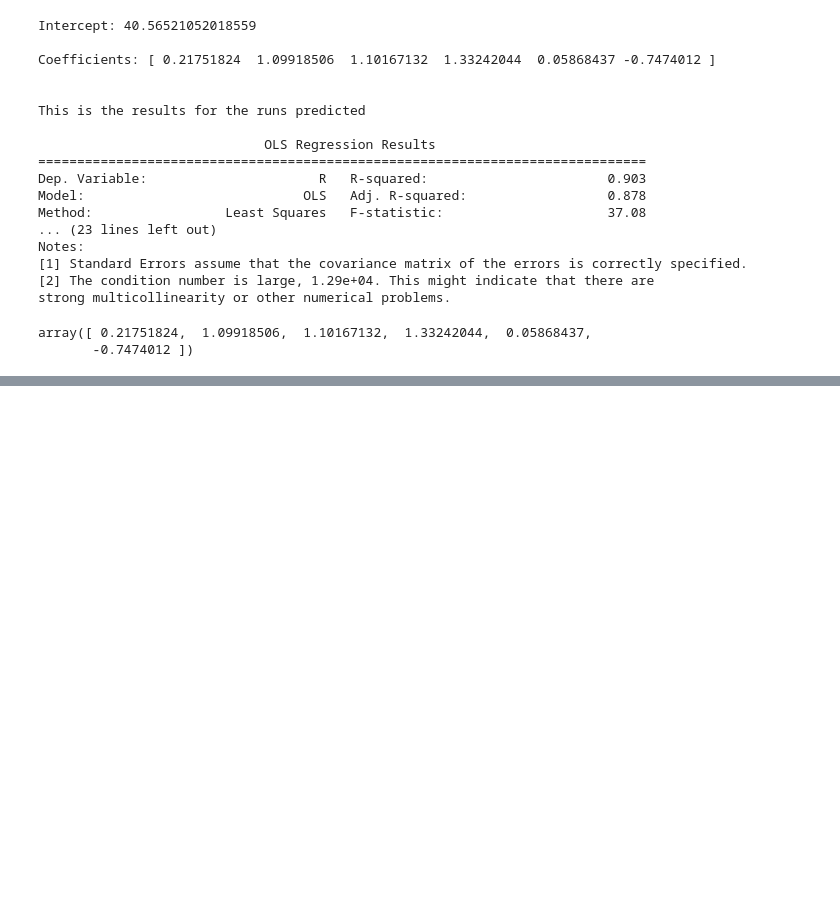
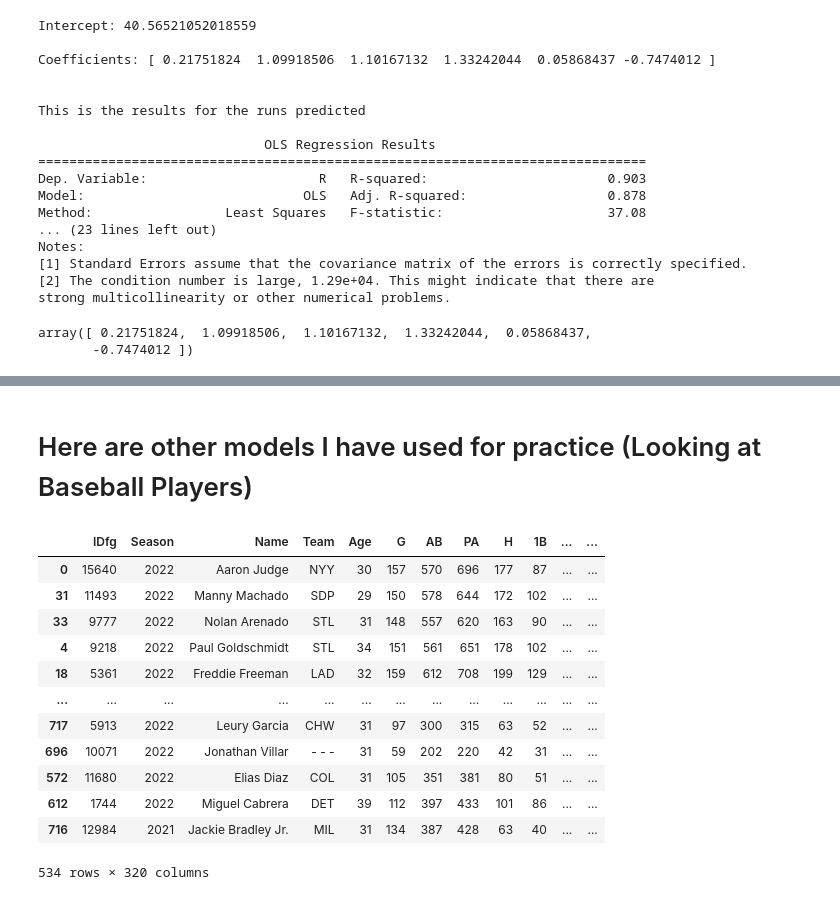
Before and after one commit to ss3359/Baseball_Statistics, a Jupyter notebook: baseball2022.ipynb, the cells around one changed output, grey strips where cells are left out. Saved outputs shown, nothing was run; the diff lists cells and outputs as text; code cells hidden in the pictures; blank space fills up the shorter version.

```diff
--- a/baseball2022.ipynb
+++ b/baseball2022.ipynb
@@ -248,8 +253,8 @@ regr.coef_
 array([ 0.21751824,  1.09918506,  1.10167132,  1.33242044,  0.05868437,
        -0.7474012 ])
 # %%
-x = runs_df_2021.drop(columns=["R"])
-y = runs_df_2021["R"]
+x = runs_df_2022.drop(columns=["R"])
+y = runs_df_2022["R"]
 
 r_squared = regr.score(x, y)
 print(r_squared)
@@ -271,0 +304,2 @@ results
+# %% [markdown]
+# Here are other models I have used for practice (Looking at Baseball Players)
@@ -271,0 +312,6 @@ results
+# %%
+START = 2021
+END = 2022
+
+batting = batting_stats(START,END,qual=200)
+pitching = pitching_stats(START, END, qual=200)
@@ -271,0 +321,19 @@ results
+# %%
+batting = batting.groupby("IDfg", group_keys=False).filter(lambda x: x.shape[0] > 1)
+pitching = pitching.groupby("IDfg", group_keys=False).filter(lambda x: x.shape[0] > 1)
+# %%
+batting
+# %% [output]
+|  | IDfg | Season | Name | Team | Age | G | AB | PA | H | 1B | ... | ... |
+| 0 | 15640 | 2022 | Aaron Judge | NYY | 30 | 157 | 570 | 696 | 177 | 87 | ... | ... |
+| 31 | 11493 | 2022 | Manny Machado | SDP | 29 | 150 | 578 | 644 | 172 | 102 | ... | ... |
+| 33 | 9777 | 2022 | Nolan Arenado | STL | 31 | 148 | 557 | 620 | 163 | 90 | ... | ... |
+| 4 | 9218 | 2022 | Paul Goldschmidt | STL | 34 | 151 | 561 | 651 | 178 | 102 | ... | ... |
+| 18 | 5361 | 2022 | Freddie Freeman | LAD | 32 | 159 | 612 | 708 | 199 | 129 | ... | ... |
+| ... | ... | ... | ... | ... | ... | ... | ... | ... | ... | ... | ... | ... |
+| 717 | 5913 | 2022 | Leury Garcia | CHW | 31 | 97 | 300 | 315 | 63 | 52 | ... | ... |
+| 696 | 10071 | 2022 | Jonathan Villar | - - - | 31 | 59 | 202 | 220 | 42 | 31 | ... | ... |
+| 572 | 11680 | 2022 | Elias Diaz | COL | 31 | 105 | 351 | 381 | 80 | 51 | ... | ... |
+| 612 | 1744 | 2022 | Miguel Cabrera | DET | 39 | 112 | 397 | 433 | 101 | 86 | ... | ... |
+| 716 | 12984 | 2021 | Jackie Bradley Jr. | MIL | 31 | 134 | 387 | 428 | 63 | 40 | ... | ... |
+534 rows × 320 columns
```
Also changed, not shown: parts of 31 cells of this notebook, 4 other files.
